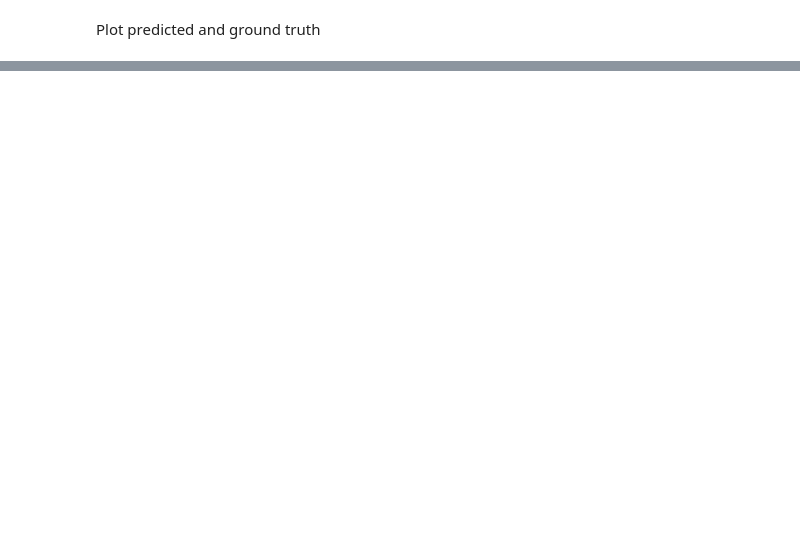
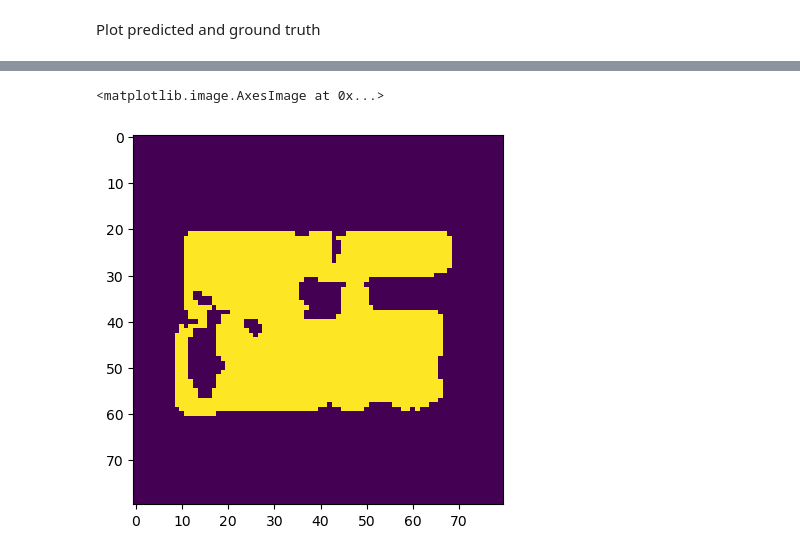
Before and after one commit to sharath-matada/Planning_Operator, a Jupyter notebook: 3D_Experiments/models/TestPlanningOperator3D.ipynb, the cells around one changed output, grey strips where cells are left out. Saved outputs shown, nothing was run; the diff lists cells and outputs as text; code cells hidden in the pictures; blank space fills up the shorter version.

```diff
--- a/3D_Experiments/models/TestPlanningOperator3D.ipynb
+++ b/3D_Experiments/models/TestPlanningOperator3D.ipynb
@@ -123,7 +122,7 @@ Loading the trained Model
 # %%
 # Load the trained model
 model = PlanningOperator3D(modes, modes, modes, width, nlayers)
-model.load_state_dict(torch.load("planningoperator_gibsonenv_smallbatch_12pm_pod/n150_lr1.000000e-02_gamma5.000000e-01_wd3.000000e-06_seed5/model3d.ckpt"))
+model.load_state_dict(torch.load("planningoperator_igibsonenv80_w8_l2_b10_lr1e-3_10g_17sep/n320_lr1.000000e-03_gamma8.000000e-01_wd3.000000e-06_seed5/model3d.ckpt"))
 # model.load_state_dict(torch.load("planningoperator_3d_20x20x20_symmetric_norm/n10000_lr5.000000e-03_gamma5.000000e-01_wd3.000000e-06_seed5/model_depth4.ckpt"))
 model.eval()
 device = torch.device('cuda' if torch.cuda.is_available() else 'cpu')
@@ -163,6 +165,7 @@ with torch.no_grad():
 
         # Set z dynamically as the third element of the goal's position
         z = gg[0, 2].item()  # Assuming gg contains goal coordinates and [0, 2] is the z-coordinate
+        z = 12
 
         if batch_id == 5:
             break
@@ -172,10 +175,10 @@ with torch.no_grad():
 
         titles = ['Mask', 'Ground Truth', 'Predicted Output', 'Absolute Error']
         images = [
-            mask[0, :, :, z, 0].cpu().numpy(),
-            ground_truth[0, :, :, z, 0].cpu().numpy(),
-            predicted_output[0, :, :, z, 0].cpu().numpy(),
-            absolute_error[0, :, :, z, 0].cpu().numpy()
+            mask[0, :, :, int(z), 0].cpu().numpy(),
+            ground_truth[0, :, :, int(z), 0].cpu().numpy(),
+            predicted_output[0, :, :, int(z), 0].cpu().numpy(),
+            absolute_error[0, :, :, int(z), 0].cpu().numpy()
         ]
         for i in range(4):
             plt.subplot(1, 4, i+1)
@@ -298,7 +263,7 @@ def perform_gradient_descent(value_function, start_point, goal_point, plotsucces
             if plotfails:
                 print("Failed Path:")
                 plot_path(value_function, path_points)
-            return False, 0
+            return False, 0, visited_points
 
         if best_action is not None:
             current_point += learning_rate * best_action
@@ -309,16 +274,17 @@ def perform_gradient_descent(value_function, start_point, goal_point, plotsucces
                 if plotsuccess:
                     print("Successful Path:")
                     plot_path(value_function, path_points)
-                return True, path_length  # Success
+                    visited_points.add(goal_point)
+                return True, path_length, visited_points  # Success
         else:
             if plotfails:
                 print("Failed Path:")
                 plot_path(value_function, path_points)
-            return False, 0  # No valid action found
+            return False, 0, visited_points  # No valid action found
     if plotfails:
         print("Failed Path:")
         plot_path(value_function, path_points)
-    return False, 0
+    return False, 0 ,visited_points
 
 def plot_path(value_function, path_points):
     fig = plt.figure()
@@ -377,14 +343,14 @@ with torch.no_grad():
         mask, chi, ground_truth, gg = mask.to(device)[0,:,:,:,0].reshape(1,Sx,Sy,Sz,1), chi.to(device)[0,:,:,:,0].reshape(1,Sx,Sy,Sz,1), ground_truth.to(device)[0,:,:,:,0].reshape(1,Sx,Sy,Sz,1), gg.to(device)[0,:,0].reshape(1,3,1)
         goal_point = gg[0,:,0].cpu().numpy()
 
-        start_point = np.array([50,80,int(goal_point[2])])
+        start_point = np.array([40,40,int(goal_point[2])])
 
         # Neural Operator Planning
         # t1 = tic()
         predicted_output = model(chi, gg)
         predicted_output = torch.where(mask == 0, torch.tensor(float('inf')), predicted_output)
         value_function = predicted_output[0, :, :, :, 0].cpu().detach().numpy()
-        success_po, pathlength_po = perform_gradient_descent(value_function,start_point,goal_point,learning_rate=1)
+        success_po, pathlength_po, path  = perform_gradient_descent(value_function,start_point,goal_point,learning_rate=1)
         # dt = toc(t1)
 
         if(success_po):
@@ -394,7 +360,7 @@ with torch.no_grad():
         value_function_fmm = ground_truth
         value_function_fmm = torch.where(mask == 0, torch.tensor(float('inf')), value_function_fmm)
         value_function_fmm = value_function_fmm[0, :, :, :, 0].cpu().detach().numpy()
-        success_fmm, pathlength_fmm = perform_gradient_descent(value_function_fmm,start_point,goal_point,learning_rate=1,plotsuccess=True)
+        success_fmm, pathlength_fmm, _  = perform_gradient_descent(value_function_fmm,start_point,goal_point,learning_rate=1)
         # dt = toc(t1)
 
         if(success_fmm):
@@ -405,7 +371,6 @@ with torch.no_grad():
             break
 
 
-
 print("Planning Operator\nPath Lenght",pathlength_po,
       "\nSuccess:",success_po)
 
@@ -427,0 +411,5 @@ value_function_fmm[60,80,60]
+# %%
+plt.imshow(mask[0,:,:,13,0].cpu().detach().numpy())
+# %% [output]
+<matplotlib.image.AxesImage at 0x...>
+[figure, added]
```
Also changed, not shown: parts of 9 cells of this notebook, 1 other file.
